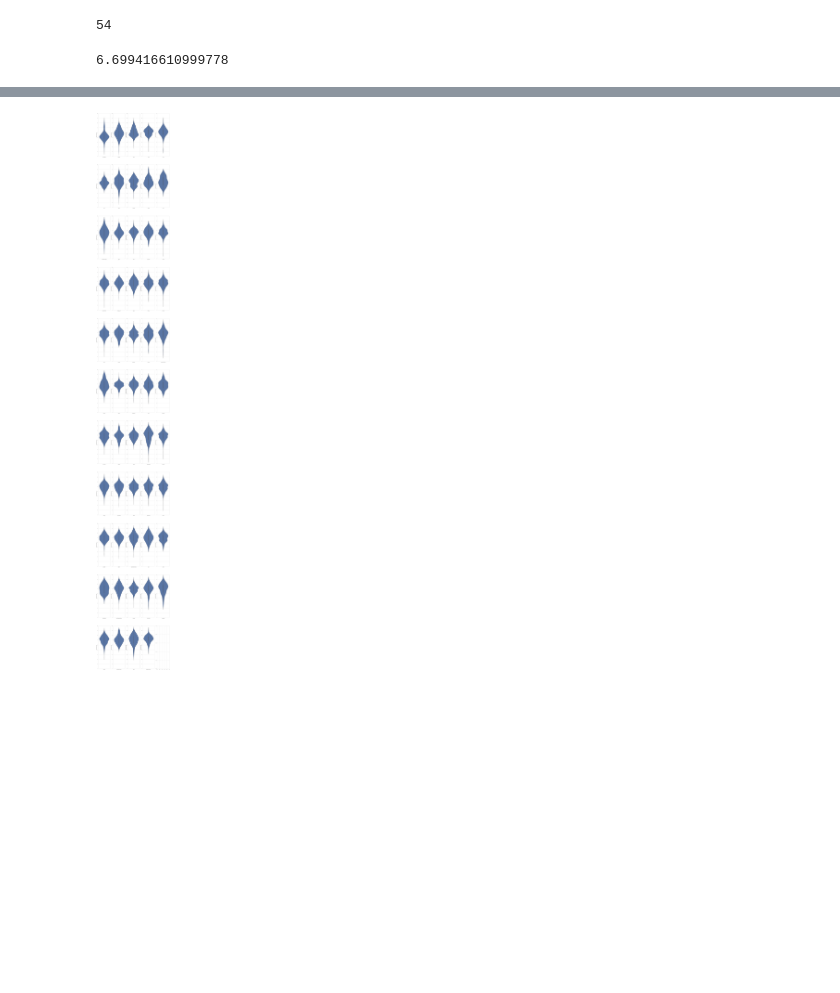
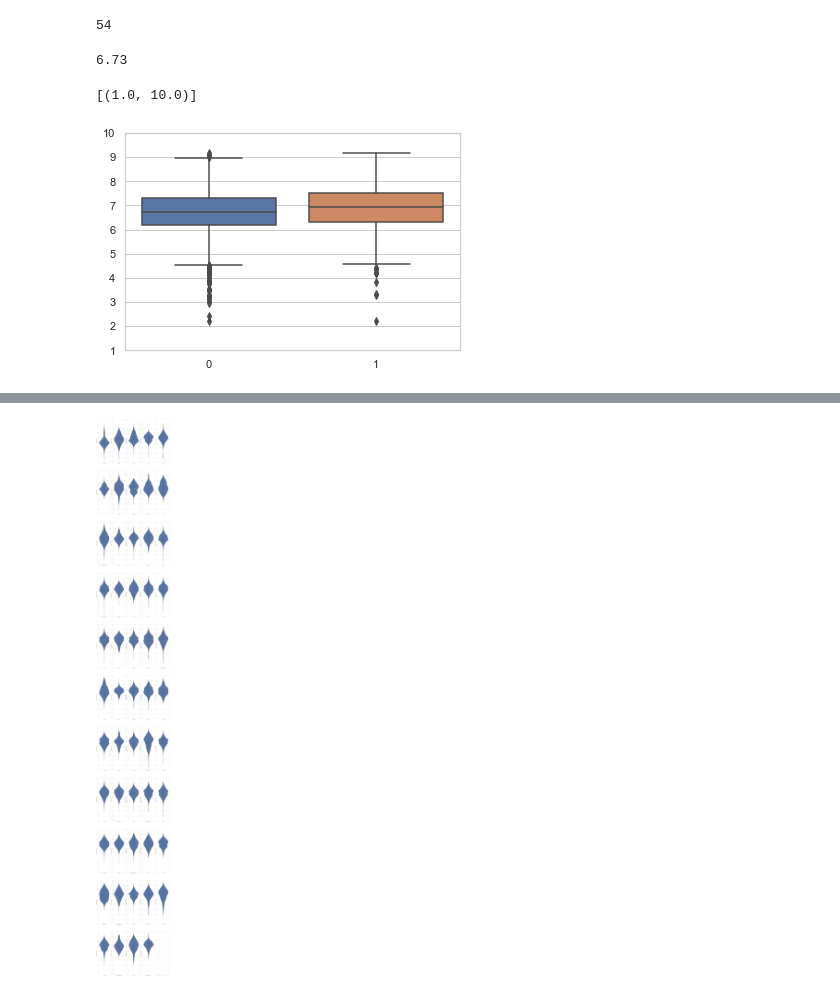
Before and after one commit to mrcuongtroll/Anime-Analysis, a Jupyter notebook: analysis.ipynb, the cells around one changed output, grey strips where cells are left out. Cells and saved outputs as stored; diff of their text form; code cells hidden in the pictures; blank space fills up the shorter version.

```diff
--- a/analysis.ipynb
+++ b/analysis.ipynb
@@ -111,6 +111,6 @@ def mean_score_by_genre(genre):
 # %%
-mean_score_by_genre("action")
+median_score_by_genre_mal("action")
 # %% [output]
-6.699416610999778
+6.73
 # %%
 genres = list(genres)
@@ -119,3 +119,15 @@ genres.sort(key=mean_score_by_genre)
+# %%
+fig, axs = plt.subplots()
+action_anime = result[result["action"] == 1]
+drama_anime = result[result["drama"] == 1]
+test = [action_anime["mean_score_mal"], drama_anime["mean_score_mal"]]
+sns.set_theme()
+sns.set_style("whitegrid")
+ax = sns.boxplot(data=test)
+ax.set(ylim=(1, 10))
+# %% [output]
+[(1.0, 10.0)]
+[figure, added]
 # %%
 sns.set_theme()
 sns.set_style("whitegrid")
```
Also changed, not shown: parts of 4 cells of this notebook.
